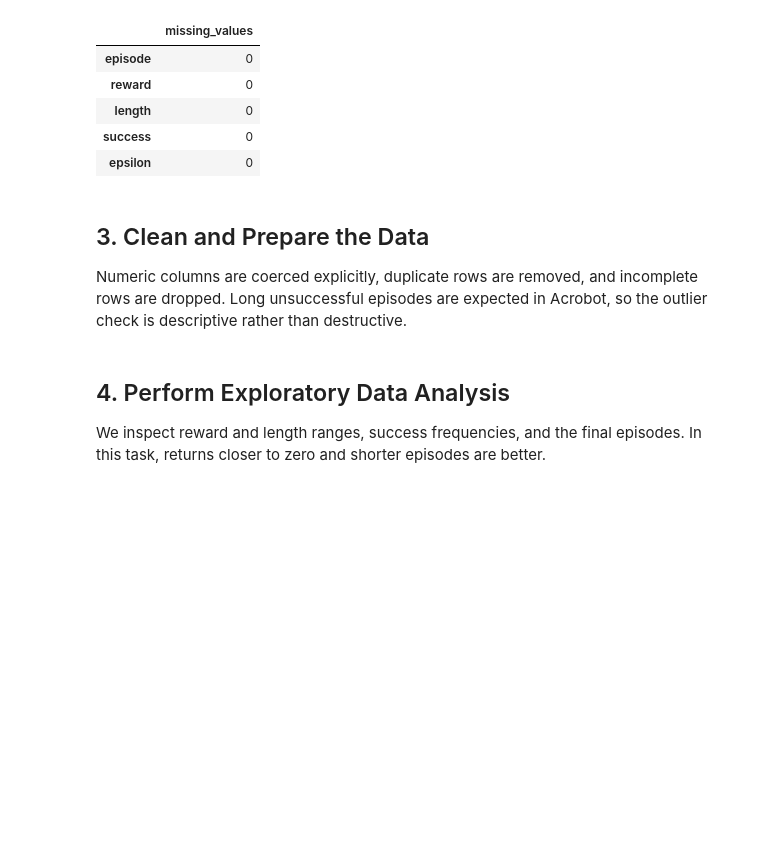
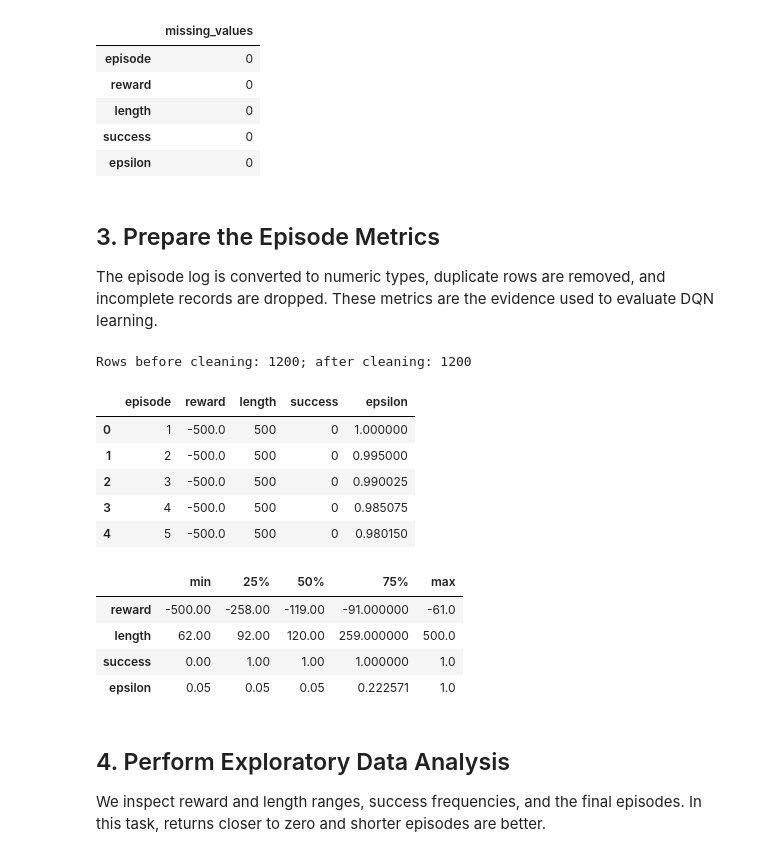
Before and after one commit to Nizarel/RL-AI572, a Jupyter notebook: Assignment_3/DQN_Acrobot_Documented.ipynb, the cells around one changed output. Cells and saved outputs as stored; diff of their text form; code cells hidden in the pictures; blank space fills up the shorter version.

```diff
--- a/Assignment_3/DQN_Acrobot_Documented.ipynb
+++ b/Assignment_3/DQN_Acrobot_Documented.ipynb
@@ -124,29 +124,40 @@ Shape: (1200, 5)
 | success | 0 |
 | epsilon | 0 |
 # %% [markdown]
-## 3. Clean and Prepare the Data
+## 3. Prepare the Episode Metrics
 
-Numeric columns are coerced explicitly, duplicate rows are removed, and incomplete rows are dropped. Long unsuccessful episodes are expected in Acrobot, so the outlier check is descriptive rather than destructive.
+The episode log is converted to numeric types, duplicate rows are removed, and incomplete records are dropped. These metrics are the evidence used to evaluate DQN learning.
 # %%
 EXPECTED_COLUMNS = ["episode", "reward", "length", "success", "epsilon"]
 if results_df.empty:
     clean_df = pd.DataFrame(columns=EXPECTED_COLUMNS)
 else:
     missing = sorted(set(EXPECTED_COLUMNS) - set(results_df.columns))
     if missing:
         raise ValueError(f"Missing required columns: {missing}")
     clean_df = results_df[EXPECTED_COLUMNS].copy()
     for column in EXPECTED_COLUMNS:
         clean_df[column] = pd.to_numeric(clean_df[column], errors="coerce")
     before = len(clean_df)
     clean_df = clean_df.drop_duplicates().dropna().reset_index(drop=True)
     clean_df["episode"] = clean_df["episode"].astype(int)
     clean_df["length"] = clean_df["length"].astype(int)
     clean_df["success"] = clean_df["success"].astype(int)
     print(f"Rows before cleaning: {before}; after cleaning: {len(clean_df)}")
     display(clean_df.head())
-    outlier_summary = clean_df[["reward", "length", "success", "epsilon"]].describe().T
-    display(outlier_summary[["min", "25%", "50%", "75%", "max"]])
+# %% [output]
+Rows before cleaning: 1200; after cleaning: 1200
+|  | episode | reward | length | success | epsilon |
+| 0 | 1 | -500.0 | 500 | 0 | 1.000000 |
+| 1 | 2 | -500.0 | 500 | 0 | 0.995000 |
+| 2 | 3 | -500.0 | 500 | 0 | 0.990025 |
+| 3 | 4 | -500.0 | 500 | 0 | 0.985075 |
+| 4 | 5 | -500.0 | 500 | 0 | 0.980150 |
+|  | min | 25% | 50% | 75% | max |
+| reward | -500.00 | -258.00 | -119.00 | -91.000000 | -61.0 |
+| length | 62.00 | 92.00 | 120.00 | 259.000000 | 500.0 |
+| success | 0.00 | 1.00 | 1.00 | 1.000000 | 1.0 |
+| epsilon | 0.05 | 0.05 | 0.05 | 0.222571 | 1.0 |
 # %% [markdown]
 ## 4. Perform Exploratory Data Analysis
 
```
Also changed, not shown: parts of 14 cells of this notebook, 6 other files.
